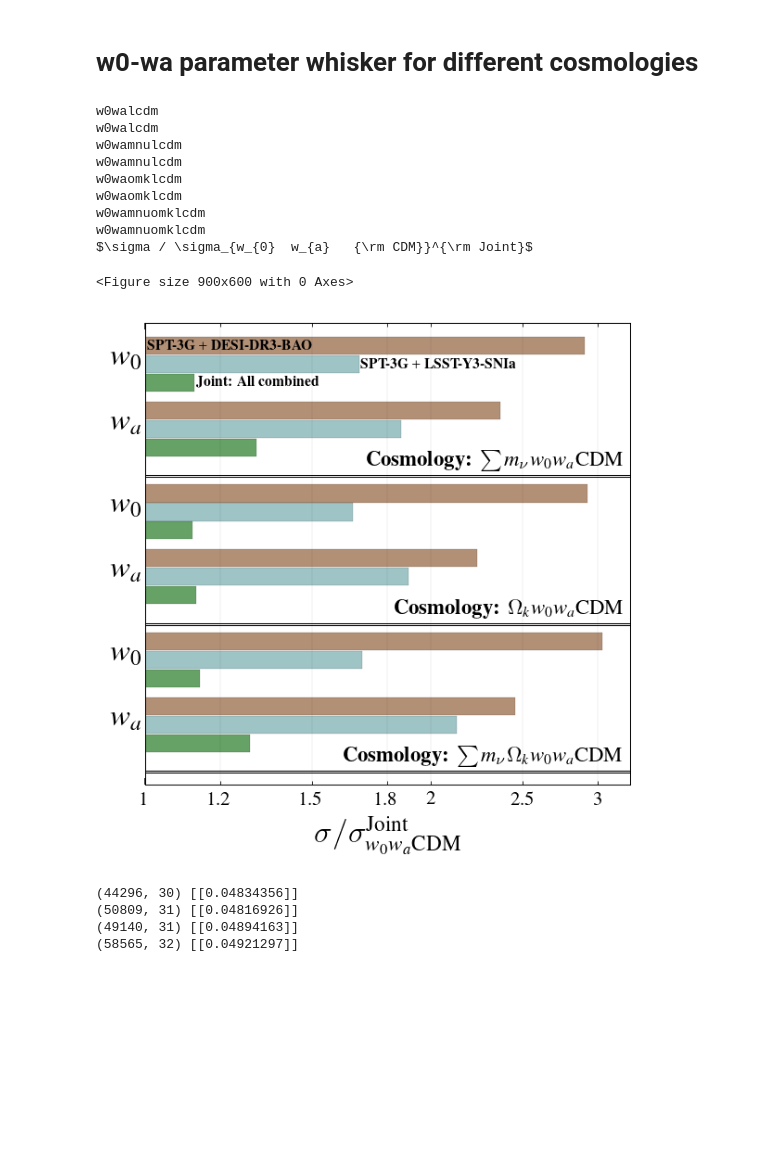
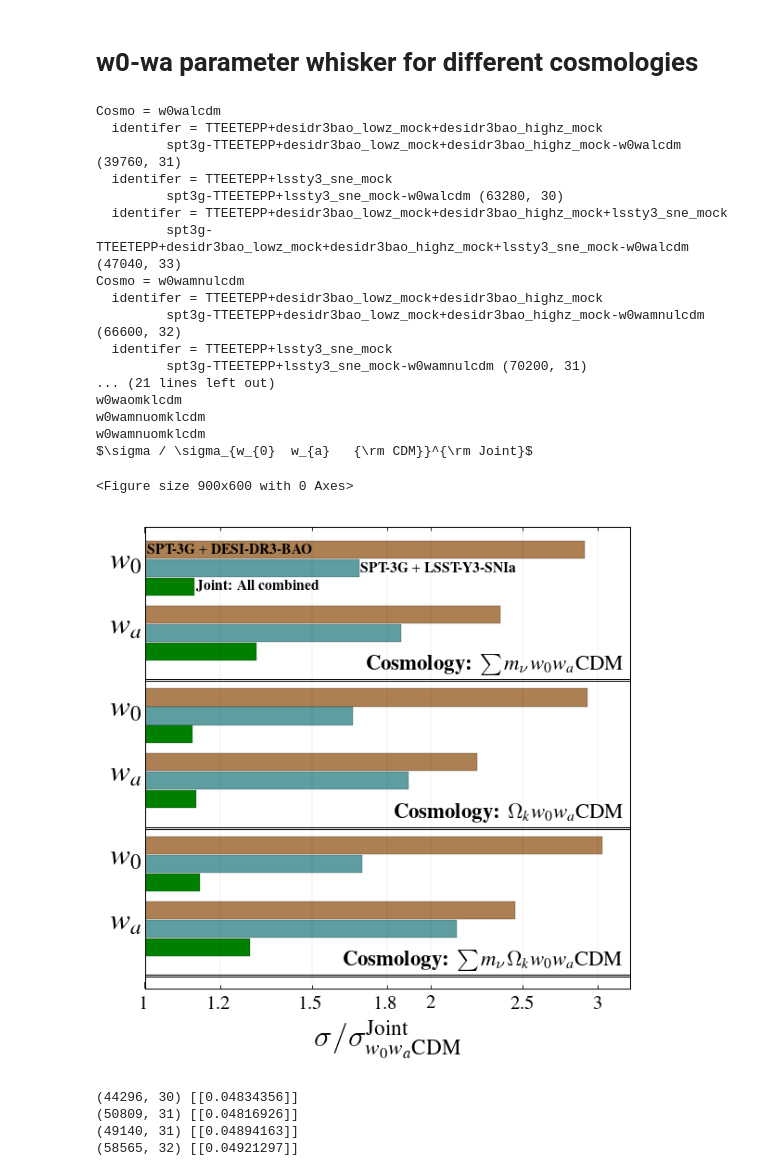
Before and after one commit to sriniraghunathan/CMB_BAO_SNe_likelihoods, a Jupyter notebook: analyse_chains_for_paper.ipynb, the cells around one changed output. Cells and saved outputs as stored; diff of their text form; code cells hidden in the pictures; blank space fills up the shorter version.

```diff
--- a/analyse_chains_for_paper.ipynb
+++ b/analyse_chains_for_paper.ipynb
@@ -2146,7 +2146,7 @@ identifer_arr = [
              'TTEETEPP+desidr3bao_lowz_mock+desidr3bao_highz_mock+lssty3_sne_mock',
             ]
 
-if (0):
+if (1):
     sigma_dic = {}
     fom_dic = {}
     use_cov_or_atual = 'cov'
@@ -2237,10 +2237,17 @@ reqd_identifer_dic ={
 
 baseline_cosmo_name = 'w0walcdm'
 baseline_iden = 'TTEETEPP+desidr3bao_lowz_mock+desidr3bao_highz_mock+lssty3_sne_mock'
+"""
 pl_specs_dic = {
              'TTEETEPP+desidr3bao_lowz_mock+desidr3bao_highz_mock': [None, '#80461B'],#'/', ''],
              'TTEETEPP+lssty3_sne_mock': [None, 'cadetblue'],#'oo', None],
              'TTEETEPP+desidr3bao_lowz_mock+desidr3bao_highz_mock+lssty3_sne_mock': [None, 'darkgreen'],
+            }
+"""
+pl_specs_dic = {
+             'TTEETEPP+desidr3bao_lowz_mock+desidr3bao_highz_mock': [None, '#AC8053'],#'/', ''],
+             'TTEETEPP+lssty3_sne_mock': [None, 'cadetblue'],#'oo', None],
+             'TTEETEPP+desidr3bao_lowz_mock+desidr3bao_highz_mock+lssty3_sne_mock': [None, 'green'],
             }
 cmb_exp_color_dic = {'advanced_so_baseline': 'steelblue',
                  'advanced_so_goal': 'darkorange',
@@ -2307,7 +2314,8 @@ for cosmo_cntr, cosmo_name in enumerate(plot_dic):
             else:
                 labval = None
             barh( loc, curr_val_to_plot, height = bar_width_val, color = curr_colorval,
-                 hatch = curr_hatchval, edgecolor = 'black', lw = 0.1, alpha = 0.6,
+                 hatch = curr_hatchval, edgecolor = 'black', lw = 0.1,
+                 #alpha = 0.6,
                 label = labval)
 
             #write dataset
@@ -2354,39 +2362,47 @@ if baseline_iden is None:
     xlabelval = r'$\sigma / \sigma_{%s}$' %(baseline_cosmo_label)
 elif baseline_iden == 'TTEETEPP+desidr3bao_lowz_mock+desidr3bao_highz_mock+lssty3_sne_mock':
     xlabelval = r'$\sigma / \sigma_{%s}^{\rm Joint}$' %(baseline_cosmo_label)
 print(xlabelval); ##sys.exit()
 xlabel(xlabelval, fontsize = fsval+2)
 axvspan(0., 1., color = 'silver', alpha = 0.1, zorder = -100)
 if (1):
     import matplotlib.ticker as ticker
     formatter = ScalarFormatter()
     formatter.set_scientific(False)
     #ax.get_xaxis().set_major_formatter(ticker.ScalarFormatter(useOffset=False))
     #ax.get_xaxis().set_minor_formatter(ticker.ScalarFormatter(useOffset=False))
     ax.xaxis.set_major_formatter(formatter)
     ax.xaxis.set_minor_formatter(formatter)
     ax.xaxis.set_major_formatter(ticker.FormatStrFormatter('%g'))
     ax.xaxis.set_minor_formatter(ticker.FormatStrFormatter('%g'))
     ##ax.xaxis.set_major_formatter('%g')
     ##ax.xaxis.set_minor_formatter('%d')
     #ax.set_xticklabels([1, 2, 3], [1, 2, 3])
 
 plname = '%s/w0_wa_multiple_cosmo_datasets_for_spt.pdf' %(pl_folder)
 savefig(plname, dpi = 200.)
 show();
 #sys.exit()
 # %% [output]
-w0walcdm
-w0walcdm
-w0wamnulcdm
-w0wamnulcdm
-w0waomklcdm
+Cosmo = w0walcdm
+  identifer = TTEETEPP+desidr3bao_lowz_mock+desidr3bao_highz_mock
+         spt3g-TTEETEPP+desidr3bao_lowz_mock+desidr3bao_highz_mock-w0walcdm (39760, 31)
+  identifer = TTEETEPP+lssty3_sne_mock
+         spt3g-TTEETEPP+lssty3_sne_mock-w0walcdm (63280, 30)
+  identifer = TTEETEPP+desidr3bao_lowz_mock+desidr3bao_highz_mock+lssty3_sne_mock
+         spt3g-TTEETEPP+desidr3bao_lowz_mock+desidr3bao_highz_mock+lssty3_sne_mock-w0walcdm (47040, 33)
+Cosmo = w0wamnulcdm
+  identifer = TTEETEPP+desidr3bao_lowz_mock+desidr3bao_highz_mock
+         spt3g-TTEETEPP+desidr3bao_lowz_mock+desidr3bao_highz_mock-w0wamnulcdm (66600, 32)
+  identifer = TTEETEPP+lssty3_sne_mock
+         spt3g-TTEETEPP+lssty3_sne_mock-w0wamnulcdm (70200, 31)
+... (21 lines left out)
 w0waomklcdm
 w0wamnuomklcdm
 w0wamnuomklcdm
 $\sigma / \sigma_{w_{0}  w_{a}   {\rm CDM}}^{\rm Joint}$
 <Figure size 900x600 with 0 Axes>
-[figure, old version]
+[figure, new version]
 # %%
 # fname1 = 'chains/for_paper/spt3g-TTEETEPP+desidr3bao_lowz_mock+desidr3bao_highz_mock+lssty3_sne_mock-w0walcdm/spt3g-TTEETEPP+desidr3bao_lowz_mock+desidr3bao_highz_mock+lssty3_sne_mock-w0walcdm'
 # fname2 = 'chains/for_paper/spt3g-TTEETEPP+desidr3bao_lowz_mock+desidr3bao_highz_mock+lssty3_sne_mock-w0waomklcdm/spt3g-TTEETEPP+desidr3bao_lowz_mock+desidr3bao_highz_mock+lssty3_sne_mock-w0waomklcdm'
```
Also changed, not shown: parts of 1 cell of this notebook, 1 other file.
